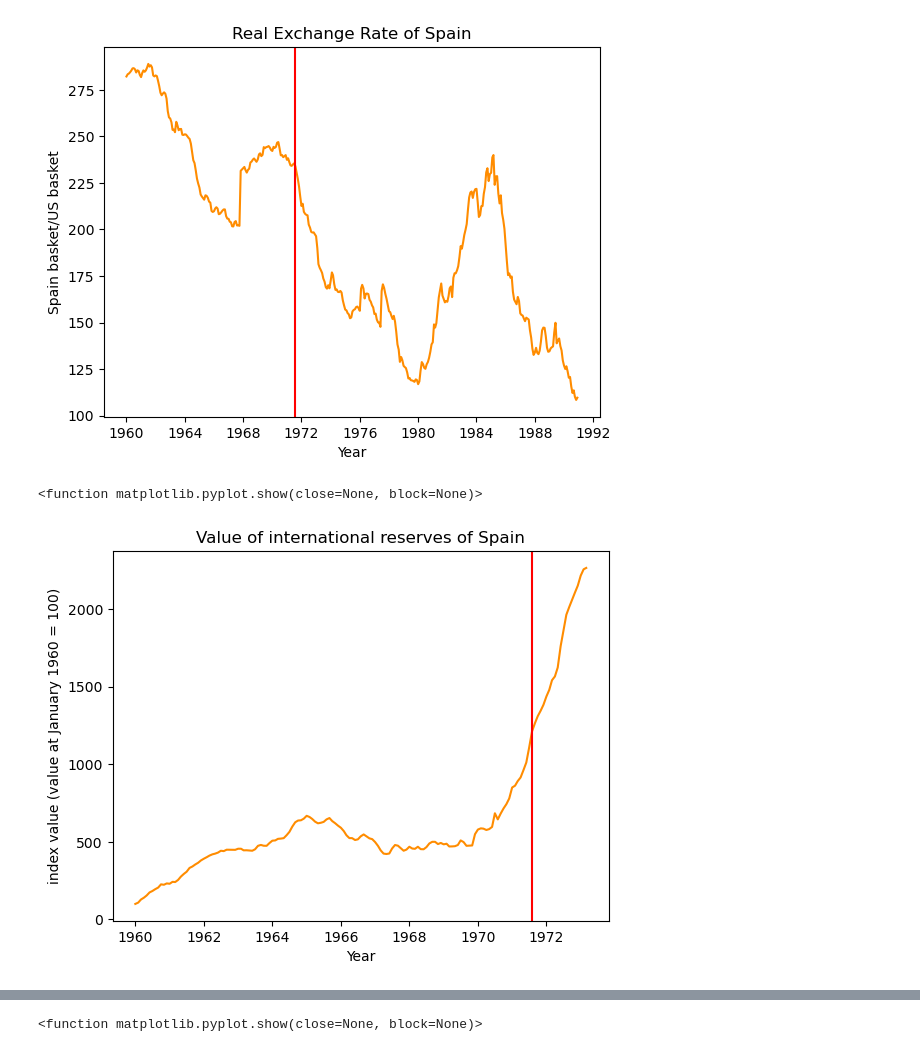
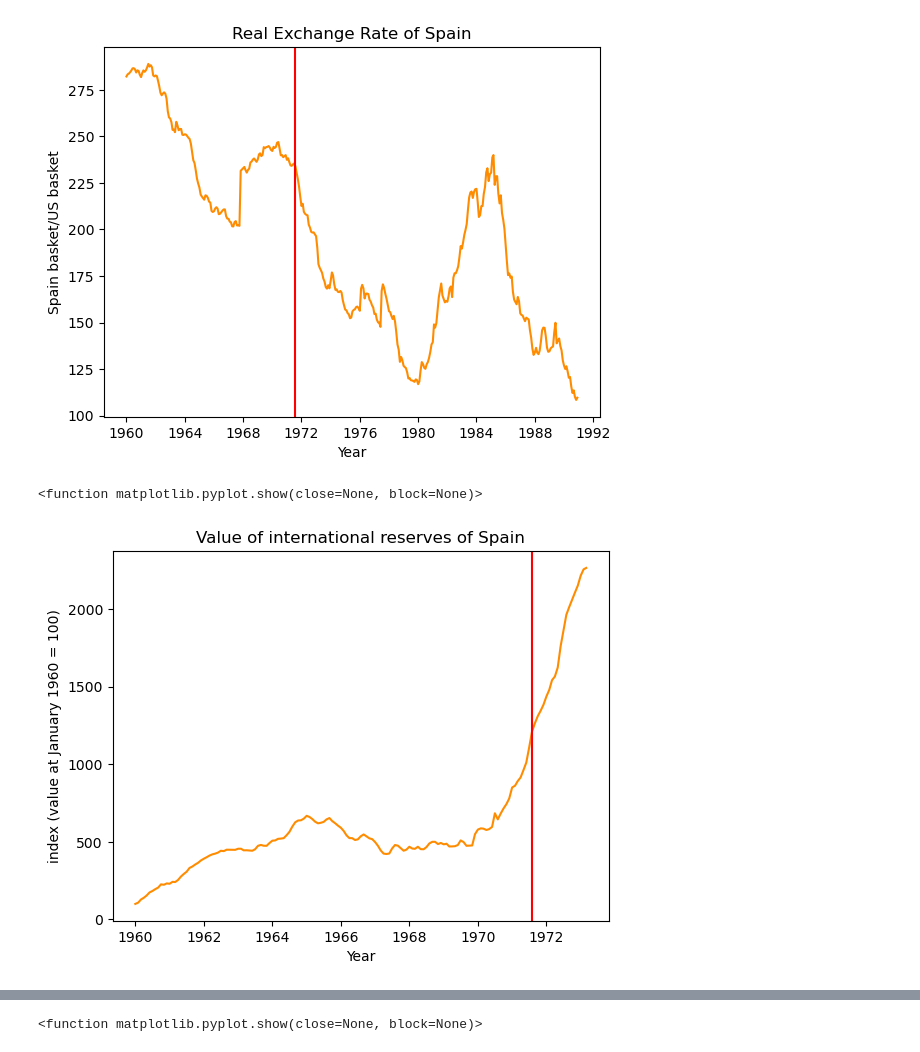
Before and after one commit to sophie-hy-fung/spain-bretton-woods, a Jupyter notebook: data_cleaning.ipynb, the cells around one changed output, grey strips where cells are left out. Cells and saved outputs as stored; diff of their text form; code cells hidden in the pictures.

```diff
--- a/data_cleaning.ipynb
+++ b/data_cleaning.ipynb
@@ -119,14 +119,14 @@ shortened_df=sp_us_df[sp_us_df['Month']<=datetime.datetime(1973, 3, 1)]
 # %%
 plt.plot(shortened_df['Month'], shortened_df['Spain_International_Reserves_Index'], color='darkorange')
 plt.axvline(x = datetime.datetime(1971, 8, 1), color='r')
 plt.title('Value of international reserves of Spain')
 plt.xlabel('Year')
-plt.ylabel('index value (value at January 1960 = 100)')
+plt.ylabel('index (value at January 1960 = 100)')
 plt.savefig('figures/Spain_International_Reserves_Index.png', bbox_inches='tight')
 plt.show
 # %% [output]
 <function matplotlib.pyplot.show(close=None, block=None)>
-[figure, old version]
+[figure, new version]
 # %%
 plt.plot(shortened_df['Month'], shortened_df['US_International_Reserves_Index'], color='royalblue')
 plt.axvline(x = datetime.datetime(1971, 8, 1), color='r')
```
Also changed, not shown: parts of 1 cell of this notebook, 2 other files.
